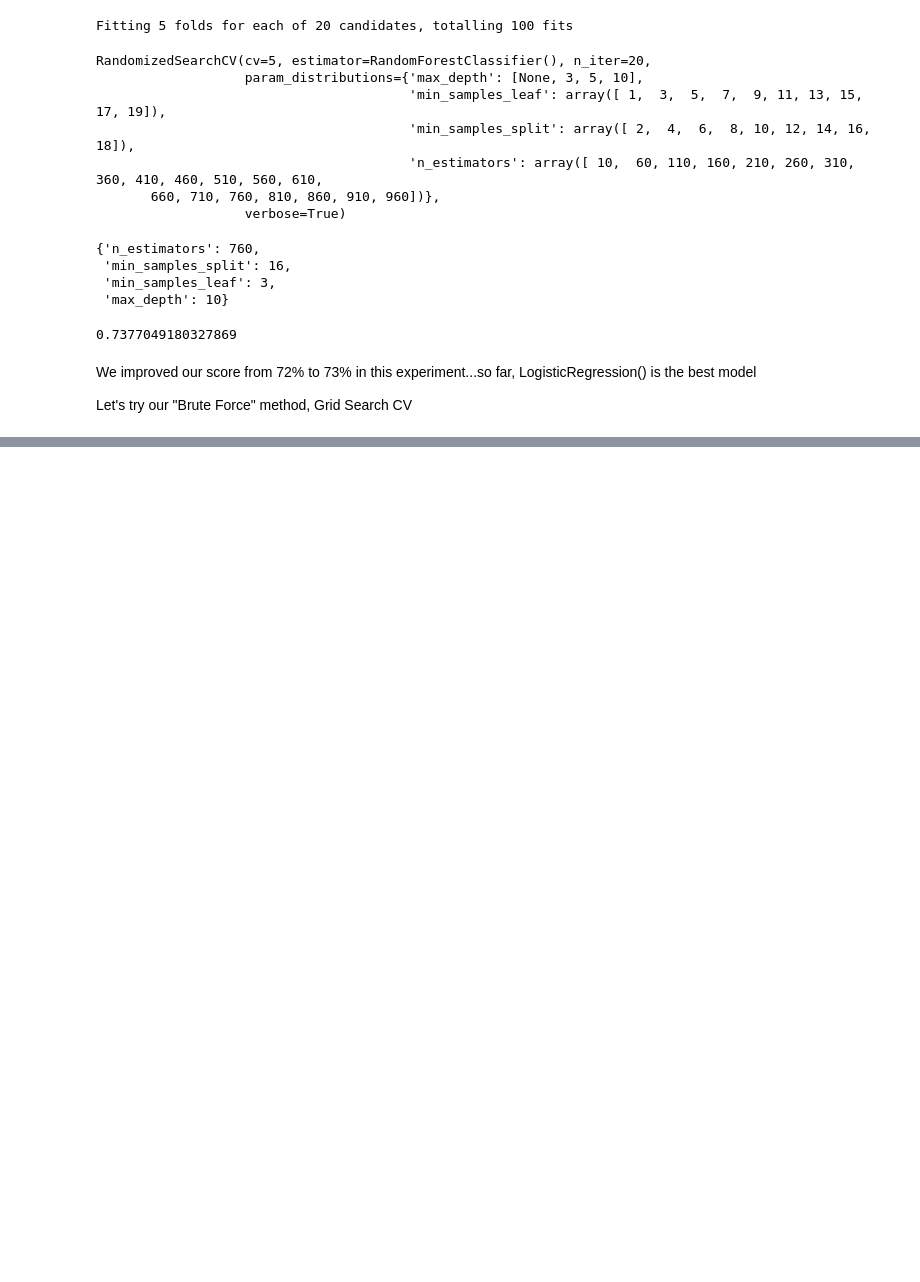
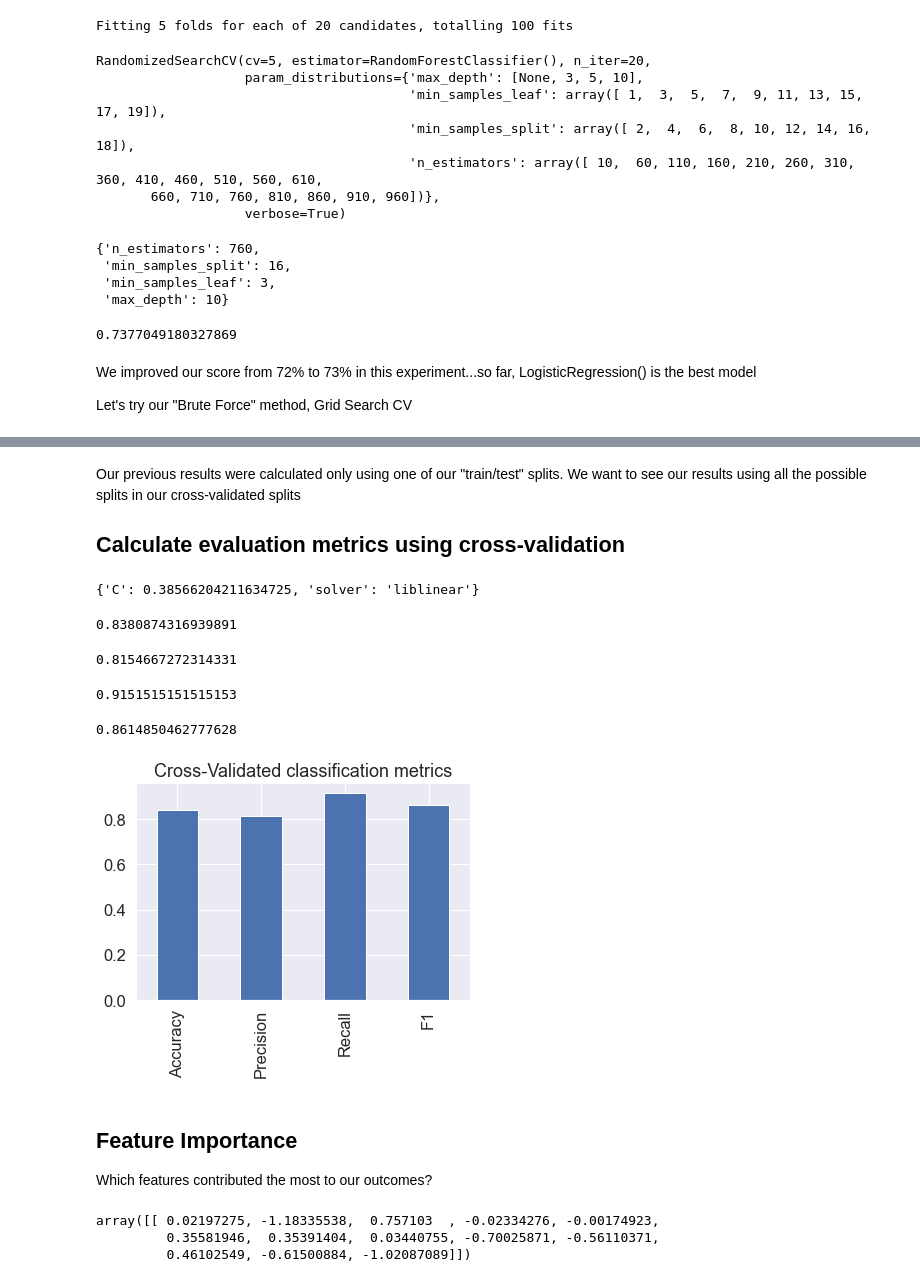
Before and after one commit to saywurdson/Projects, a Jupyter notebook: Jupyter Notebooks/ZTM/heart-disease-project/heart-disease.ipynb, the cells around one changed output, grey strips where cells are left out. Saved outputs shown, nothing was run; the diff lists cells and outputs as text; code cells hidden in the pictures; blank space fills up the shorter version.

```diff
--- a/Jupyter Notebooks/ZTM/heart-disease-project/heart-disease.ipynb
+++ b/Jupyter Notebooks/ZTM/heart-disease-project/heart-disease.ipynb
@@ -317,0 +604,9 @@ Let's try our "Brute Force" method, Grid Search CV
+# %% [markdown]
+Our previous results were calculated only using one of our "train/test" splits. We want to see our results using all the possible splits in our cross-validated splits
+
+## Calculate evaluation metrics using cross-validation
+# %%
+# Check the best parameters
+gs_log_reg.best_params_
+# %% [output]
+{'C': 0.38566204211634725, 'solver': 'liblinear'}
@@ -317,0 +616,35 @@ Let's try our "Brute Force" method, Grid Search CV
+# %%
+# Cross-validated accuracy
+cv_accuracy = np.mean(cross_val_score(clf, X, y, cv = 5, scoring = "accuracy"))
+cv_accuracy
+# %% [output]
+0.8380874316939891
+# %%
+# Cross-validated precision
+cv_precision = np.mean(cross_val_score(clf, X, y, cv = 5, scoring = "precision"))
+cv_precision
+# %% [output]
+0.8154667272314331
+# %%
+# Cross-validated recall
+cv_recall = np.mean(cross_val_score(clf, X, y, cv = 5, scoring = "recall"))
+cv_recall
+# %% [output]
+0.9151515151515153
+# %%
+# Cross-validated F1 score
+cv_f1 = np.mean(cross_val_score(clf, X, y, cv = 5, scoring = "f1"))
+cv_f1
+# %% [output]
+0.8614850462777628
+# %%
+# Visualize our cross-validated metrics
+cv_metrics = pd.DataFrame({"Accuracy": cv_accuracy, "Precision": cv_precision, "Recall": cv_recall, "F1": cv_f1}, index = [0])
+
+cv_metrics.T.plot.bar(title = "Cross-Validated classification metrics", legend = False);
+# %% [output]
+[figure, added]
+# %% [markdown]
+## Feature Importance
+
+Which features contributed the most to our outcomes?
@@ -317,0 +655,7 @@ Let's try our "Brute Force" method, Grid Search CV
+# %%
+# Check coefficient
+clf.coef_
+# %% [output]
+array([[ 0.02197275, -1.18335538,  0.757103  , -0.02334276, -0.00174923,
+         0.35581946,  0.35391404,  0.03440755, -0.70025871, -0.56110371,
+         0.46102549, -0.61500884, -1.02087089]])
```
Also changed, not shown: parts of 40 cells of this notebook.
